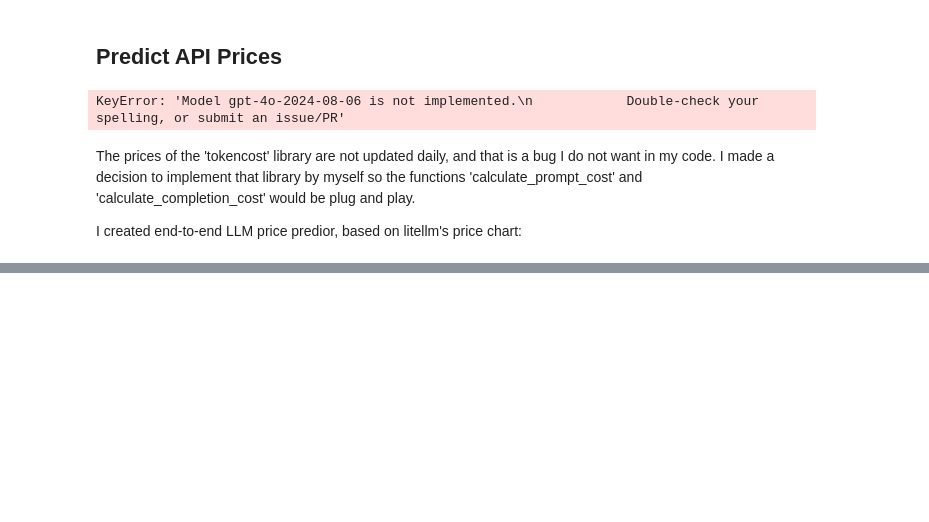
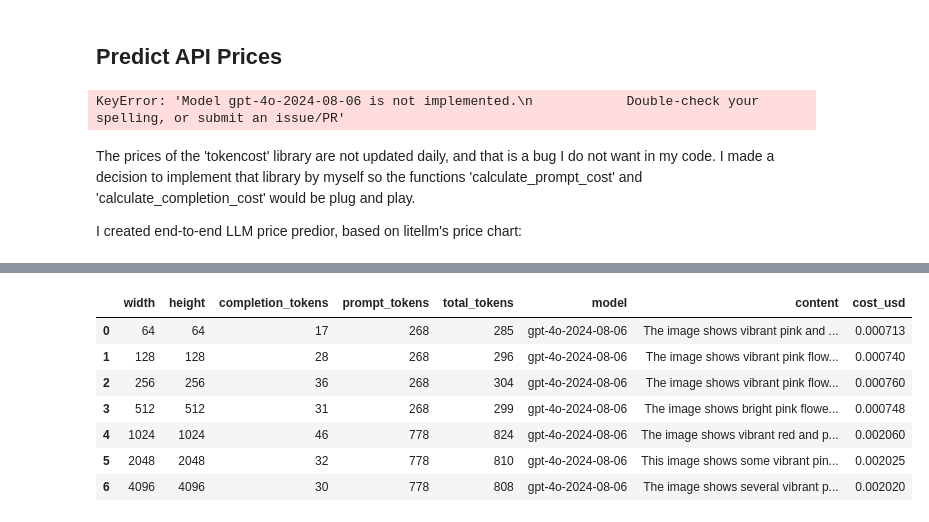
Before and after one commit to ofirsteinherz/llm-anki-generator, a Jupyter notebook: playground.ipynb, the cells around one changed output, grey strips where cells are left out. Drawn from its saved outputs; the diff is of its cells as text; code cells hidden in the pictures; blank space fills up the shorter version.

```diff
--- a/playground.ipynb
+++ b/playground.ipynb
@@ -883,0 +886,87 @@ Completion cost: $0.000100
+# %%
+import pandas as pd
+from tqdm import tqdm
+from openai import OpenAI
+import matplotlib.pyplot as plt
+
+# Initialize the OpenAI client
+client = OpenAI()
+
+# Define the base URL for Cloudinary
+base_url = "https://res.cloudinary.com/demo/image/upload/w_{width},h_{height}/sample.jpg"
+
+# Define the range of powers (e.g., from 2^1 to 2^5 for example)
+min_power = 6
+max_power = 12
+
+# OpenAI pricing per million tokens
+price_per_million_tokens = 2.50  # USD
+
+# List to store results
+results = []
+
+# Define the total number of iterations (for the progress bar)
+total_iterations = (max_power - min_power + 1) ** 2
+
+# Loop through powers of 2 for width (x) and height (y), with a progress bar
+for i in tqdm(range(min_power, max_power + 1), desc="Processing image sizes"):
+    width = 2 ** i
+    height = width
+
+    # Generate the image URL with specified width and height
+    image_url = base_url.format(width=width, height=height)
+
+    # Call the OpenAI API
+    response = client.chat.completions.create(
+        model="gpt-4o-2024-08-06",
+        messages=[
+            {
+                "role": "user",
+                "content": [
+                    {"type": "text", "text": "What’s in this image?"},
+                    {
+                        "type": "image_url",
+                        "image_url": {"url": image_url},
+                    },
+                ],
+            }
+        ],
+        max_tokens=300,
+    )
+
+    # Extract relevant data
+    completion_tokens = response.usage.completion_tokens
+    prompt_tokens = response.usage.prompt_tokens
+    total_tokens = response.usage.total_tokens
+    model = response.model
+    content = response.choices[0].message.content
+
+    # Calculate the cost for this API call
+    cost = (total_tokens / 1_000_000) * price_per_million_tokens
+
+    # Append the data to the results list
+    results.append({
+        "width": width,
+        "height": height,
+        "completion_tokens": completion_tokens,
+        "prompt_tokens": prompt_tokens,
+        "total_tokens": total_tokens,
+        "model": model,
+        "content": content,
+        "cost_usd": cost
+    })
+
+# Convert the results list to a DataFrame
+df = pd.DataFrame(results)
+
+# Display the DataFrame to the user
+display(df)
+# %% [output]
+|  | width | height | completion_tokens | prompt_tokens | total_tokens | model | content | cost_usd |
+| 0 | 64 | 64 | 17 | 268 | 285 | gpt-4o-2024-08-06 | The image shows vibrant pink and ... | 0.000713 |
+| 1 | 128 | 128 | 28 | 268 | 296 | gpt-4o-2024-08-06 | The image shows vibrant pink flow... | 0.000740 |
+| 2 | 256 | 256 | 36 | 268 | 304 | gpt-4o-2024-08-06 | The image shows vibrant pink flow... | 0.000760 |
+| 3 | 512 | 512 | 31 | 268 | 299 | gpt-4o-2024-08-06 | The image shows bright pink flowe... | 0.000748 |
+| 4 | 1024 | 1024 | 46 | 778 | 824 | gpt-4o-2024-08-06 | The image shows vibrant red and p... | 0.002060 |
+| 5 | 2048 | 2048 | 32 | 778 | 810 | gpt-4o-2024-08-06 | This image shows some vibrant pin... | 0.002025 |
+| 6 | 4096 | 4096 | 30 | 778 | 808 | gpt-4o-2024-08-06 | The image shows several vibrant p... | 0.002020 |
```
Also changed, not shown: parts of 5 cells of this notebook.
